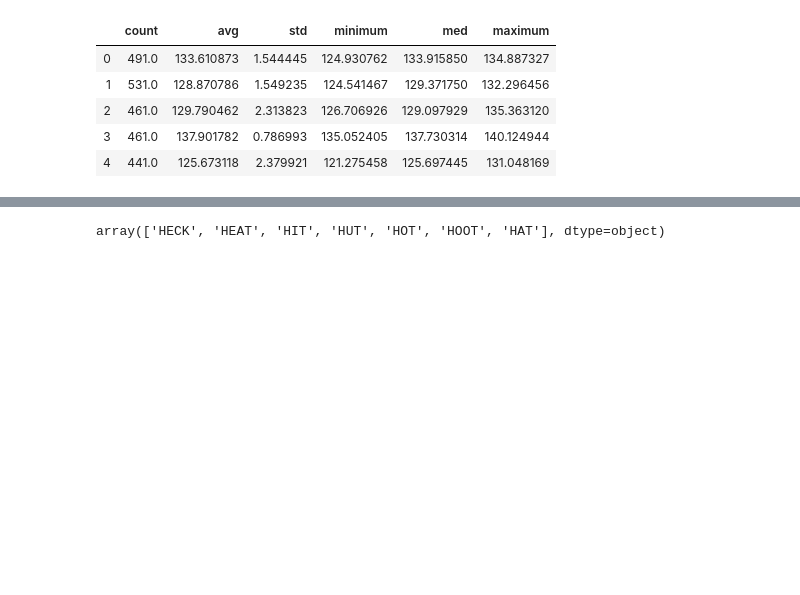
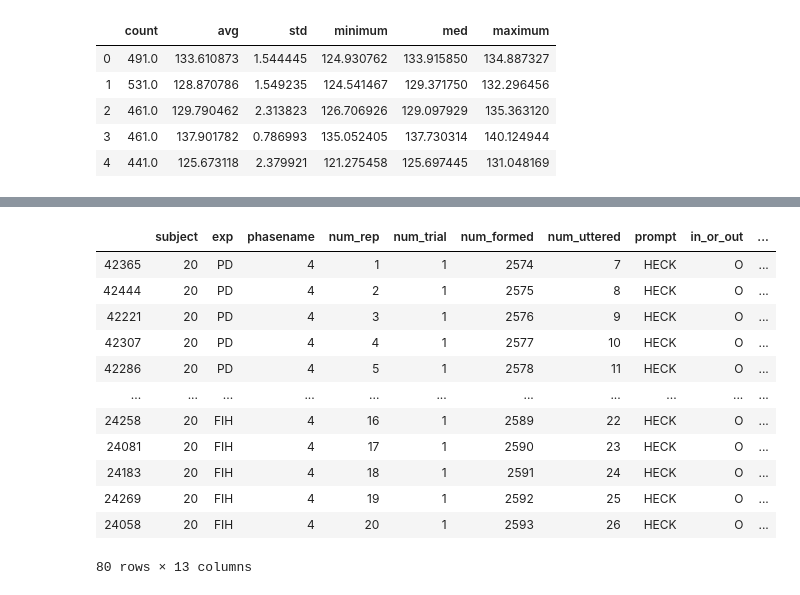
Before and after one commit to letitiayhho/feedback-alteration, a Jupyter notebook: analysis.ipynb, the cells around one changed output, grey strips where cells are left out. Cells and saved outputs as stored; diff of their text form; code cells hidden in the pictures; blank space fills up the shorter version.

```diff
--- a/analysis.ipynb
+++ b/analysis.ipynb
@@ -86,4 +139,16 @@ Name: avg, dtype: float64
 # %%
-sub.prompt.unique()
+sub
 # %% [output]
+|  | subject | exp | phasename | num_rep | num_trial | num_formed | num_uttered | prompt | in_or_out | ... |
+| 42365 | 20 | PD | 4 | 1 | 1 | 2574 | 7 | HECK | O | ... |
+| 42444 | 20 | PD | 4 | 2 | 1 | 2575 | 8 | HECK | O | ... |
+| 42221 | 20 | PD | 4 | 3 | 1 | 2576 | 9 | HECK | O | ... |
+| 42307 | 20 | PD | 4 | 4 | 1 | 2577 | 10 | HECK | O | ... |
+| 42286 | 20 | PD | 4 | 5 | 1 | 2578 | 11 | HECK | O | ... |
+| ... | ... | ... | ... | ... | ... | ... | ... | ... | ... | ... |
+| 24258 | 20 | FIH | 4 | 16 | 1 | 2589 | 22 | HECK | O | ... |
+| 24081 | 20 | FIH | 4 | 17 | 1 | 2590 | 23 | HECK | O | ... |
+| 24183 | 20 | FIH | 4 | 18 | 1 | 2591 | 24 | HECK | O | ... |
+| 24269 | 20 | FIH | 4 | 19 | 1 | 2592 | 25 | HECK | O | ... |
+| 24058 | 20 | FIH | 4 | 20 | 1 | 2593 | 26 | HECK | O | ... |
-array(['HECK', 'HEAT', 'HIT', 'HUT', 'HOT', 'HOOT', 'HAT'], dtype=object)
+80 rows × 13 columns
```
Also changed, not shown: parts of 6 cells of this notebook.
